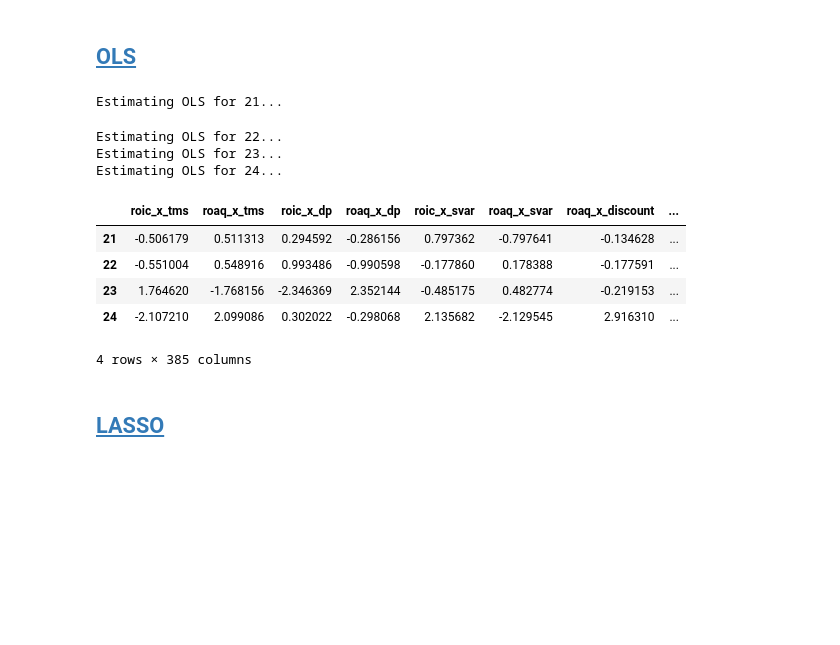
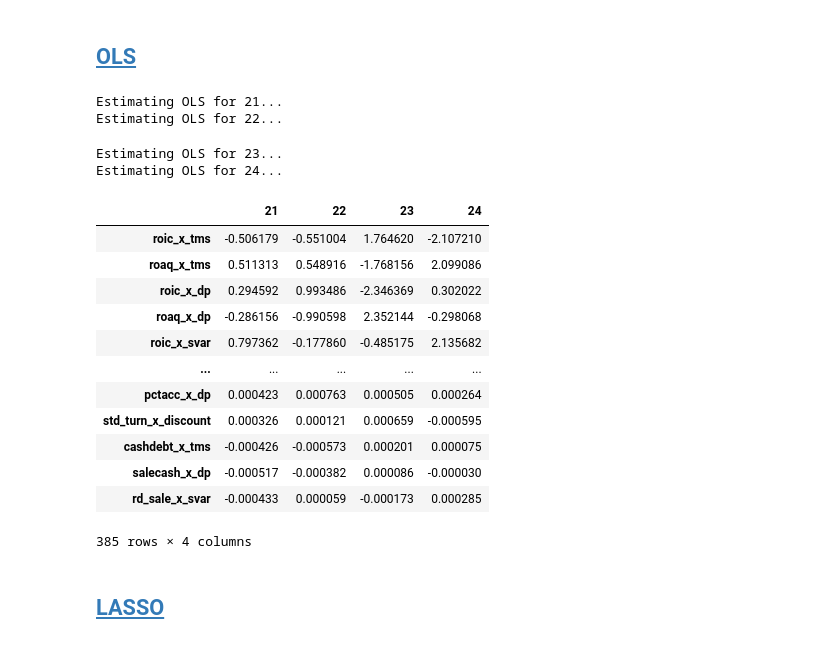
Before and after one commit to johanoelgaard/MastersThesis, a Jupyter notebook: model_eval.ipynb, the cells around one changed output. Saved outputs shown, nothing was run; the diff lists cells and outputs as text; code cells hidden in the pictures; blank space fills up the shorter version.

```diff
--- a/model_eval.ipynb
+++ b/model_eval.ipynb
@@ -259,7 +262,7 @@ print_freq = 250
 epochs = 250
 batch_size = 4096
 
-n_runs = 5 # number of runs for each model to average over
+n_runs = 2 # number of runs for each model to average over
 # %% [output]
 Using device: mps
 # %%
@@ -447,7 +450,7 @@ Averaged predictions for year 24 computed.
 # estimate the parameters
 ols_est = {}
 ols_pred = {}
-ols_coeffs = {}
+ols_coefs = {}
 
 
 for y in periods.keys():
@@ -462,24 +465,31 @@ for y in periods.keys():
     ols_est[y] = estimate(y_tr, x_tr)
     # ols_pred_train[y] = ols_est[y]['b_hat'] @ x_tr.T
     ols_pred[y] = ols_est[y]['b_hat'] @ x_te.T
-    ols_coeffs[y] = ols_est[y]['b_hat']
+    ols_coefs[y] = ols_est[y]['b_hat']
 # %% [output]
 Estimating OLS for 21...
+Estimating OLS for 22...
-Estimating OLS for 22...
 Estimating OLS for 23...
 Estimating OLS for 24...
 # %%
-ols_coeffs_df = pd.DataFrame(ols_coeffs, index=feature_cols_lin)
-ols_coeffs_df = ols_coeffs_df.reindex(ols_coeffs_df.abs().sum(axis=1).sort_values(ascending=False).index, axis=0)
-ols_coeffs_df = ols_coeffs_df.T
-display(ols_coeffs_df)
+ols_coefs_df = pd.DataFrame(ols_coefs, index=feature_cols_lin)
+ols_coefs_df = ols_coefs_df.reindex(ols_coefs_df.abs().sum(axis=1).sort_values(ascending=False).index, axis=0)
+# ols_coefs_df = ols_coefs_df.T
+display(ols_coefs_df)
 # %% [output]
-|  | roic_x_tms | roaq_x_tms | roic_x_dp | roaq_x_dp | roic_x_svar | roaq_x_svar | roaq_x_discount | ... |
-| 21 | -0.506179 | 0.511313 | 0.294592 | -0.286156 | 0.797362 | -0.797641 | -0.134628 | ... |
-| 22 | -0.551004 | 0.548916 | 0.993486 | -0.990598 | -0.177860 | 0.178388 | -0.177591 | ... |
-| 23 | 1.764620 | -1.768156 | -2.346369 | 2.352144 | -0.485175 | 0.482774 | -0.219153 | ... |
-| 24 | -2.107210 | 2.099086 | 0.302022 | -0.298068 | 2.135682 | -2.129545 | 2.916310 | ... |
+|  | 21 | 22 | 23 | 24 |
+| roic_x_tms | -0.506179 | -0.551004 | 1.764620 | -2.107210 |
+| roaq_x_tms | 0.511313 | 0.548916 | -1.768156 | 2.099086 |
+| roic_x_dp | 0.294592 | 0.993486 | -2.346369 | 0.302022 |
+| roaq_x_dp | -0.286156 | -0.990598 | 2.352144 | -0.298068 |
+| roic_x_svar | 0.797362 | -0.177860 | -0.485175 | 2.135682 |
+| ... | ... | ... | ... | ... |
+| pctacc_x_dp | 0.000423 | 0.000763 | 0.000505 | 0.000264 |
+| std_turn_x_discount | 0.000326 | 0.000121 | 0.000659 | -0.000595 |
+| cashdebt_x_tms | -0.000426 | -0.000573 | 0.000201 | 0.000075 |
+| salecash_x_dp | -0.000517 | -0.000382 | 0.000086 | -0.000030 |
+| rd_sale_x_svar | -0.000433 | 0.000059 | -0.000173 | 0.000285 |
-4 rows × 385 columns
+385 rows × 4 columns
 # %% [markdown]
 ## <a id='toc6_2_'></a>[LASSO](#toc0_)
 # %%
```
Also changed, not shown: parts of 22 cells of this notebook, 7 other files.
